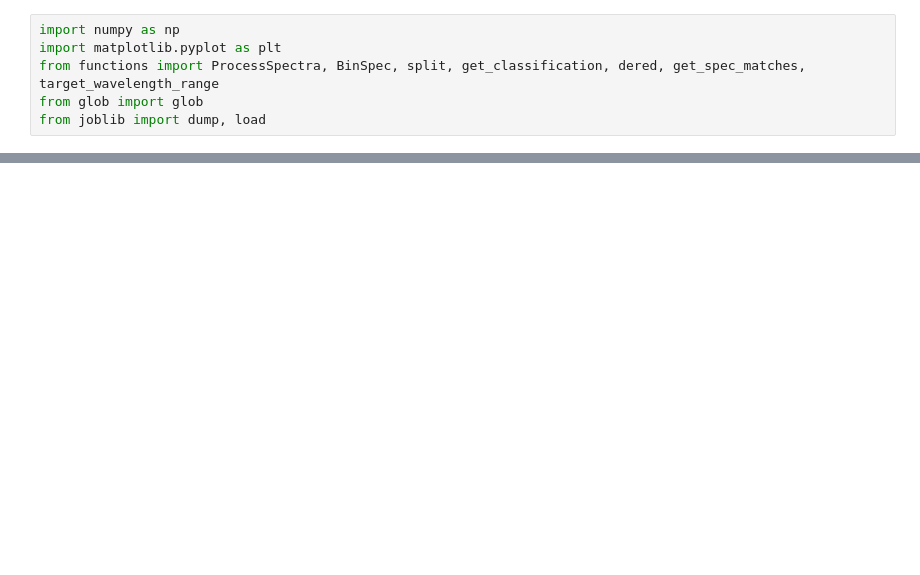
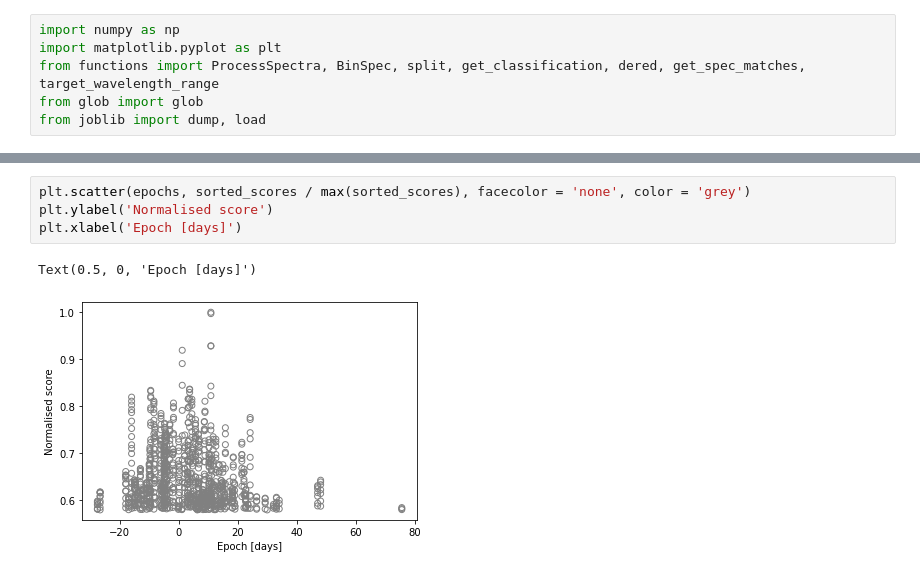
Before and after one commit to SiPrentice/SN_classifier, a Jupyter notebook: Classify_Supernovae.ipynb, the cells around one changed output, grey strips where cells are left out. Drawn from its saved outputs; the diff is of its cells as text; blank space fills up the shorter version.

```diff
--- a/Classify_Supernovae.ipynb
+++ b/Classify_Supernovae.ipynb
@@ -146,0 +129,7 @@ NameError: name 'typ' is not defined
+# %%
+plt.scatter(epochs, sorted_scores / max(sorted_scores), facecolor = 'none', color = 'grey')
+plt.ylabel('Normalised score')
+plt.xlabel('Epoch [days]')
+# %% [output]
+Text(0.5, 0, 'Epoch [days]')
+[figure, added]
```
Also changed, not shown: parts of 37 cells of this notebook, 3 other files.
